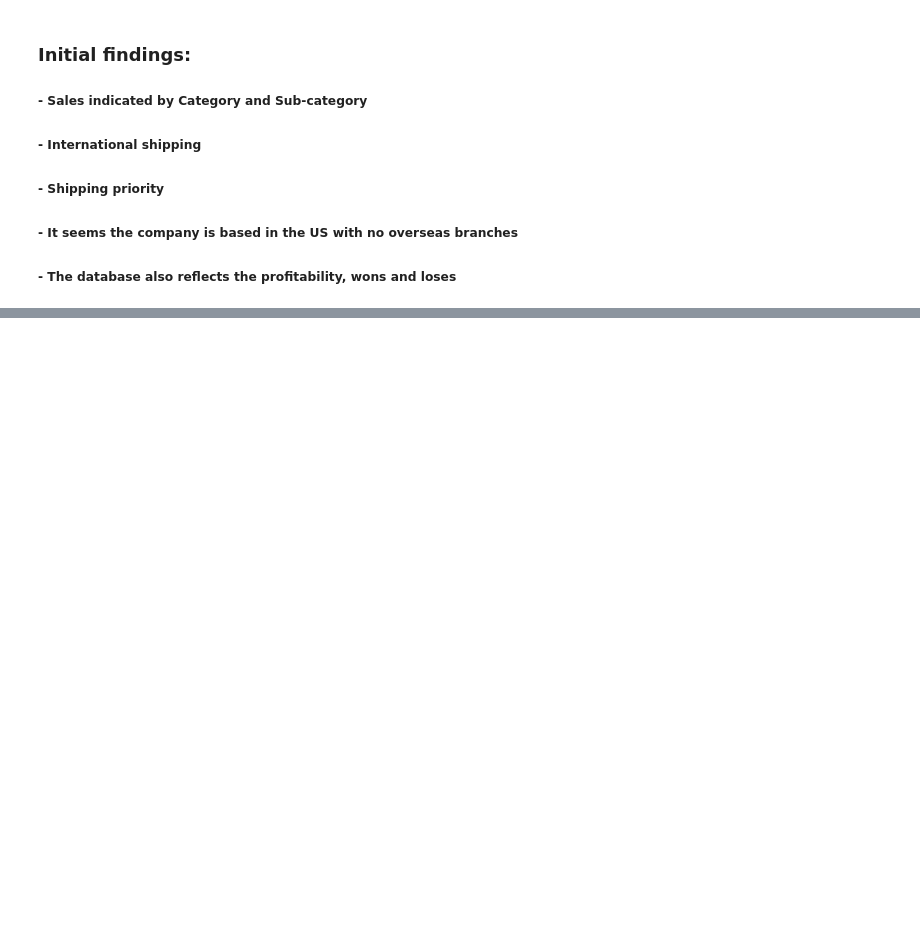
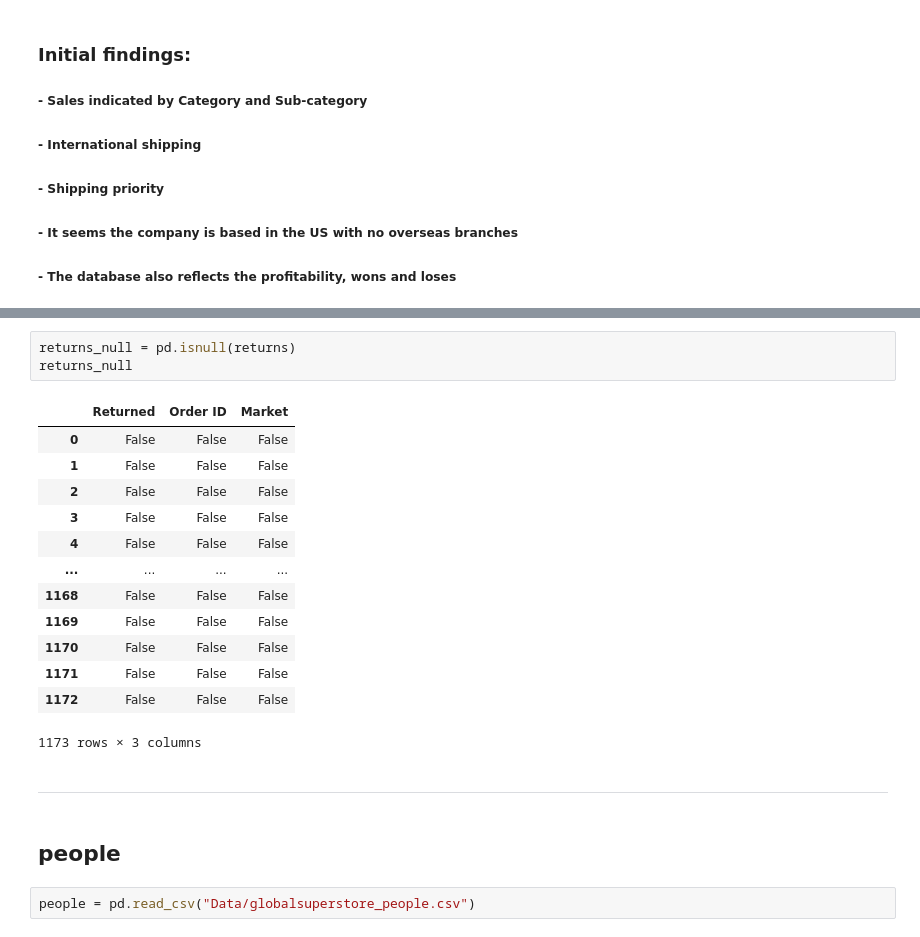
Before and after one commit to GaboRenovation/Bootcamp_final, a Jupyter notebook: database_clean.ipynb, the cells around one changed output, grey strips where cells are left out. Drawn from its saved outputs; the diff is of its cells as text; blank space fills up the shorter version.

```diff
--- a/database_clean.ipynb
+++ b/database_clean.ipynb
@@ -56,0 +87,23 @@ database_null
+# %%
+returns_null = pd.isnull(returns)
+returns_null
+# %% [output]
+|  | Returned | Order ID | Market |
+| 0 | False | False | False |
+| 1 | False | False | False |
+| 2 | False | False | False |
+| 3 | False | False | False |
+| 4 | False | False | False |
+| ... | ... | ... | ... |
+| 1168 | False | False | False |
+| 1169 | False | False | False |
+| 1170 | False | False | False |
+| 1171 | False | False | False |
+| 1172 | False | False | False |
+1173 rows × 3 columns
+# %% [markdown]
+---------------------------
+# %% [markdown]
+## people
+# %%
+people = pd.read_csv("Data/globalsuperstore_people.csv")
```
Also changed, not shown: parts of 8 cells of this notebook, 1 other file.
